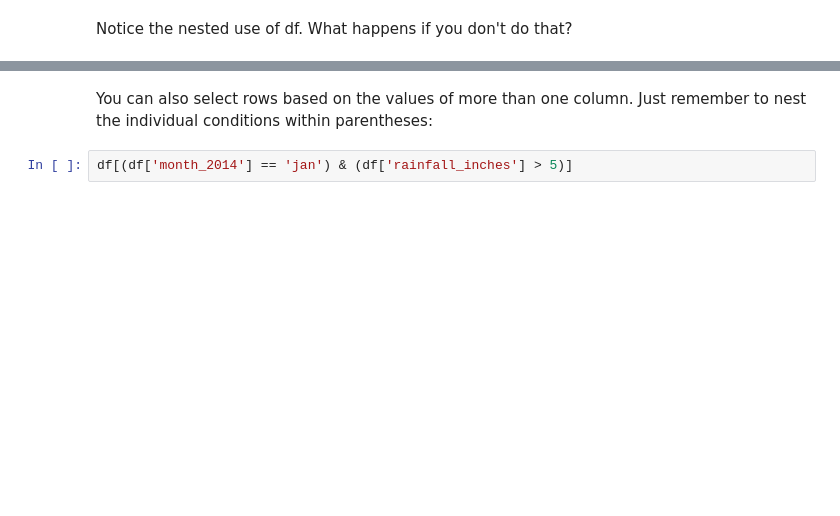
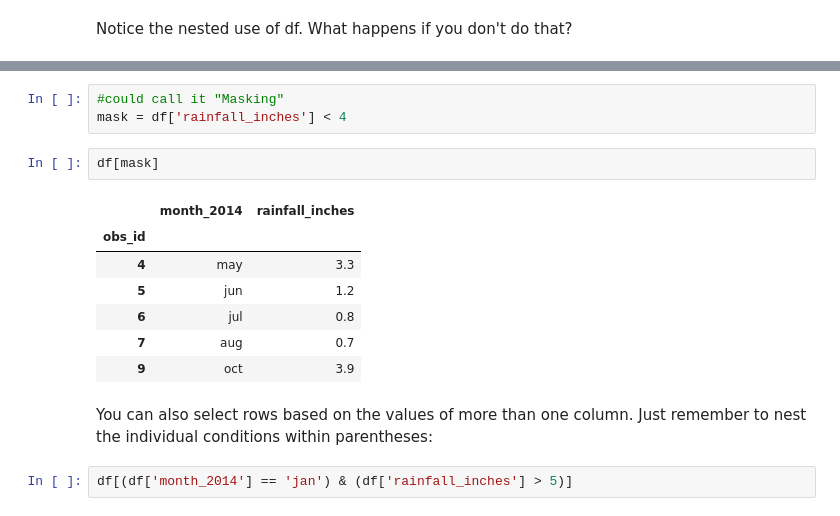
Before and after one commit to mxndrwgrdnr/CYPLAN255, a Jupyter notebook: notebooks/lecture_07_scientific_python.ipynb, the cells around one changed output, grey strips where cells are left out. Cells and saved outputs as stored; diff of their text form; blank space fills up the shorter version.

```diff
--- a/notebooks/lecture_07_scientific_python.ipynb
+++ b/notebooks/lecture_07_scientific_python.ipynb
@@ -562,3 +817,16 @@ df['rainfall_inches'] < 4
+# %%
+#could call it "Masking"
+mask = df['rainfall_inches'] < 4
+# %%
+df[mask]
+# %% [output]
+|  | month_2014 | rainfall_inches |
+| obs_id |  |  |
+| 4 | may | 3.3 |
+| 5 | jun | 1.2 |
+| 6 | jul | 0.8 |
+| 7 | aug | 0.7 |
+| 9 | oct | 3.9 |
 # %% [markdown]
 You can also select rows based on the values of more than one column.  Just remember to nest the individual conditions within parentheses:
 # %%
```
Also changed, not shown: parts of 94 cells of this notebook.
